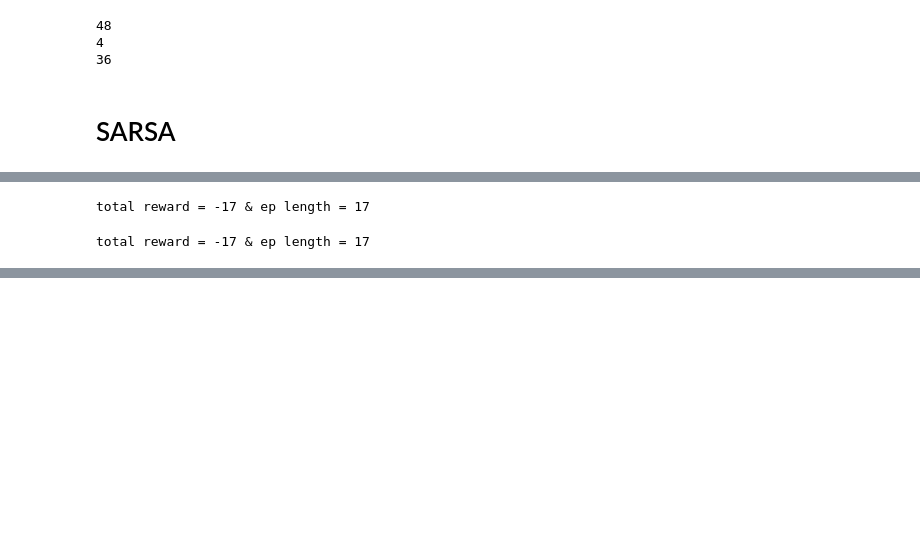
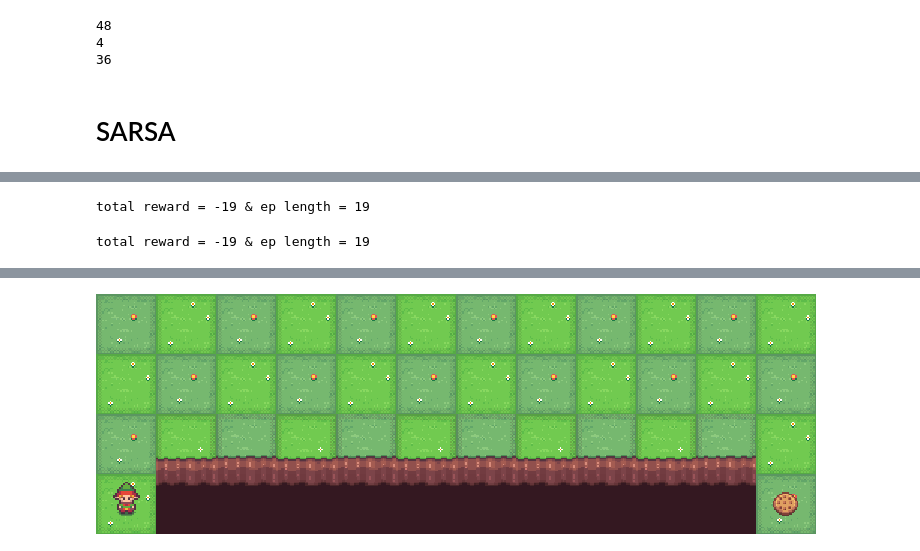
Before and after one commit to radhikaasmar/Deep-Learning-Minor-Projects, a Jupyter notebook: sarsa_cliff_walking.ipynb, the cells around one changed output, grey strips where cells are left out. Cells and saved outputs as stored; diff of their text form; code cells hidden in the pictures; blank space fills up the shorter version.

Commit message:
Kaggle Notebook | sarsa_cliff_walking | Version 1

```diff
--- a/sarsa_cliff_walking.ipynb
+++ b/sarsa_cliff_walking.ipynb
@@ -88,10 +88,11 @@ def epsilon_greedy(state):
 # %%
 for episode in range(episodes):
 
+    #rendering
     render = (episode % 50 == 0)
 
     if render:
-        env = gym.make("CliffWalking-v1", render_mode = "human")
+        env = gym.make("CliffWalking-v1")
         print(f"rendering env for episode= {episode+1}/{episodes}")
     else:
         env = gym.make("CliffWalking-v1")
@@ -143,7 +144,7 @@ episode= 500/500: total reward = -20 & ep length = 20
 # %%
 # what did our agent learn?
 
-env = gym.make("CliffWalking-v1", render_mode="human")
+env = gym.make("CliffWalking-v1")
 done = False
 state, _ = env.reset()
 total_reward = 0
@@ -160,35 +161,33 @@ while not done:
 print(f"total reward = {total_reward} & ep length = {episode_len}")
 env.close()
 # %% [output]
-total reward = -17 & ep length = 17
+total reward = -19 & ep length = 19
 # %%
+#visualization
+
 import os
-import warnings
-
-# 1. Trick PyGame into using a fake screen and fake speakers
+# Trick PyGame into using a fake screen and fake speakers
 os.environ['SDL_VIDEODRIVER'] = 'dummy'
 os.environ['SDL_AUDIODRIVER'] = 'dummy'
 
-# 2. Tell Python to hush the harmless MoviePy syntax warning
-warnings.filterwarnings("ignore", category=SyntaxWarning)
+import imageio
+from IPython.display import Image, display
 
-# --- Now proceed with the normal imports and code ---
-import gymnasium as gym
-import numpy as np
-from gymnasium.wrappers import RecordVideo
-from IPython.display import Video
-
-# Create the environment in "rgb_array" mode
-base_env = gym.make("CliffWalking-v1", render_mode="rgb_array")
-
-# Wrap the environment to automatically record a video
-env = RecordVideo(base_env, video_folder='./video', disable_logger=True)
+# 1. Create the environment
+env = gym.make("CliffWalking-v1", render_mode="rgb_array")
 
 done = False
 state, _ = env.reset()
 total_reward = 0
 episode_len = 0
 
+# Create an empty list to hold our picture frames
+frames = []
+
+# Capture the very first starting frame
+frames.append(env.render())
+
+# 2. Your exact agent logic
 while not done:
     action = np.argmax(Q[state])
     state, reward, terminated, truncated, _ = env.step(action)
@@ -197,15 +196,18 @@ while not done:
     total_reward += reward
     episode_len += 1
 
+    # Capture a new frame after every single step
+    frames.append(env.render())
+
 print(f"total reward = {total_reward} & ep length = {episode_len}")
-
 env.close()
 
-video_path = './video/rl-video-episode-0.mp4'
+# 3. Save the collected frames as a GIF
+gif_path = "cliff_walking_agent.gif"
+# fps=10 means 10 frames per second. You can increase it to make the agent move faster!
+imageio.mimsave(gif_path, frames, fps=10, loop=0)
 
-if os.path.exists(video_path):
-    display(Video(video_path, embed=True))
-else:
-    print("Video file not found.")
+# 4. Display the GIF right here in the notebook
+display(Image(filename=gif_path))
 # %% [output]
-total reward = -17 & ep length = 17
+total reward = -19 & ep length = 19
@@ -212,0 +214 @@ total reward = -17 & ep length = 17
+[figure, added]
```
Also changed, not shown: parts of 2 cells of this notebook.
